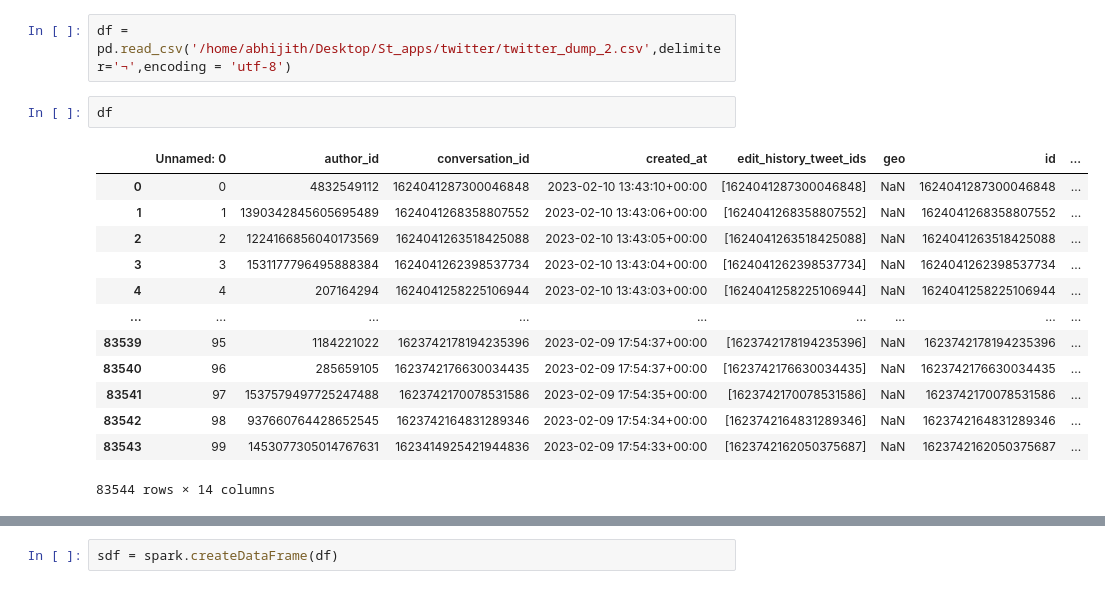
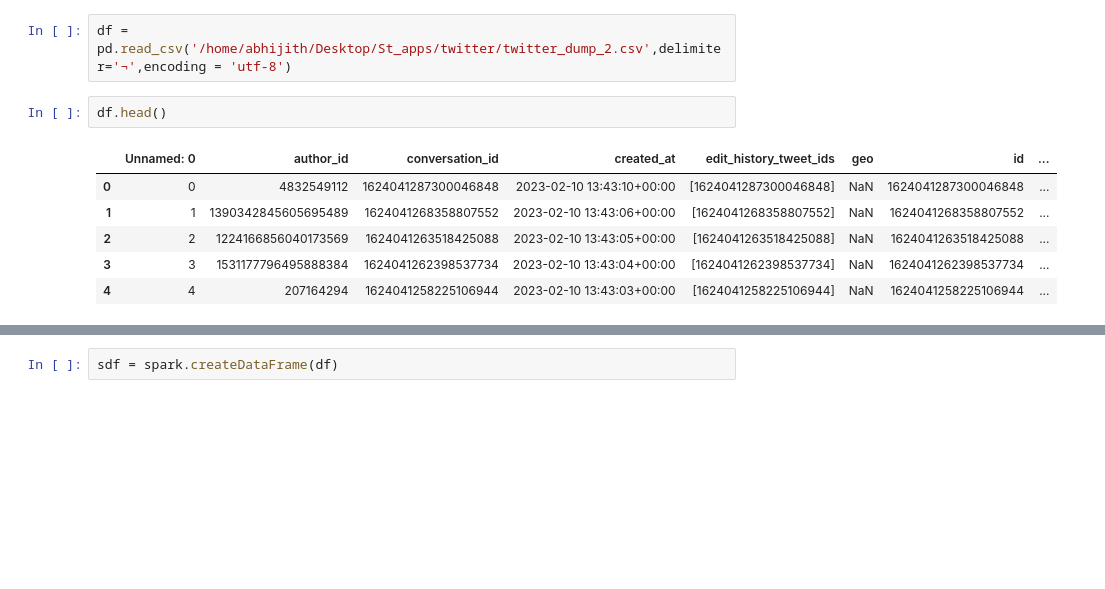
Before and after one commit to aks3743/pyspark-with-rpi4, a Jupyter notebook: twitter-analytics.ipynb, the cells around one changed output, grey strips where cells are left out. Cells and saved outputs as stored; diff of their text form; blank space fills up the shorter version.

```diff
--- a/twitter-analytics.ipynb
+++ b/twitter-analytics.ipynb
@@ -22,21 +22,14 @@ import pandas as pd
 # %%
 df = pd.read_csv('/home/abhijith/Desktop/St_apps/twitter/twitter_dump_2.csv',delimiter='¬',encoding = 'utf-8')
 # %%
-df
+df.head()
 # %% [output]
 |  | Unnamed: 0 | author_id | conversation_id | created_at | edit_history_tweet_ids | geo | id | ... |
 | 0 | 0 | 4832549112 | 1624041287300046848 | 2023-02-10 13:43:10+00:00 | [1624041287300046848] | NaN | 1624041287300046848 | ... |
 | 1 | 1 | 1390342845605695489 | 1624041268358807552 | 2023-02-10 13:43:06+00:00 | [1624041268358807552] | NaN | 1624041268358807552 | ... |
 | 2 | 2 | 1224166856040173569 | 1624041263518425088 | 2023-02-10 13:43:05+00:00 | [1624041263518425088] | NaN | 1624041263518425088 | ... |
 | 3 | 3 | 1531177796495888384 | 1624041262398537734 | 2023-02-10 13:43:04+00:00 | [1624041262398537734] | NaN | 1624041262398537734 | ... |
 | 4 | 4 | 207164294 | 1624041258225106944 | 2023-02-10 13:43:03+00:00 | [1624041258225106944] | NaN | 1624041258225106944 | ... |
-| ... | ... | ... | ... | ... | ... | ... | ... | ... |
-| 83539 | 95 | 1184221022 | 1623742178194235396 | 2023-02-09 17:54:37+00:00 | [1623742178194235396] | NaN | 1623742178194235396 | ... |
-| 83540 | 96 | 285659105 | 1623742176630034435 | 2023-02-09 17:54:37+00:00 | [1623742176630034435] | NaN | 1623742176630034435 | ... |
-| 83541 | 97 | 1537579497725247488 | 1623742170078531586 | 2023-02-09 17:54:35+00:00 | [1623742170078531586] | NaN | 1623742170078531586 | ... |
-| 83542 | 98 | 937660764428652545 | 1623742164831289346 | 2023-02-09 17:54:34+00:00 | [1623742164831289346] | NaN | 1623742164831289346 | ... |
-| 83543 | 99 | 1453077305014767631 | 1623414925421944836 | 2023-02-09 17:54:33+00:00 | [1623742162050375687] | NaN | 1623742162050375687 | ... |
-83544 rows × 14 columns
 # %%
 from pyspark.sql import SparkSession
 
```
Also changed, not shown: parts of 1 cell of this notebook, 30 other files.
